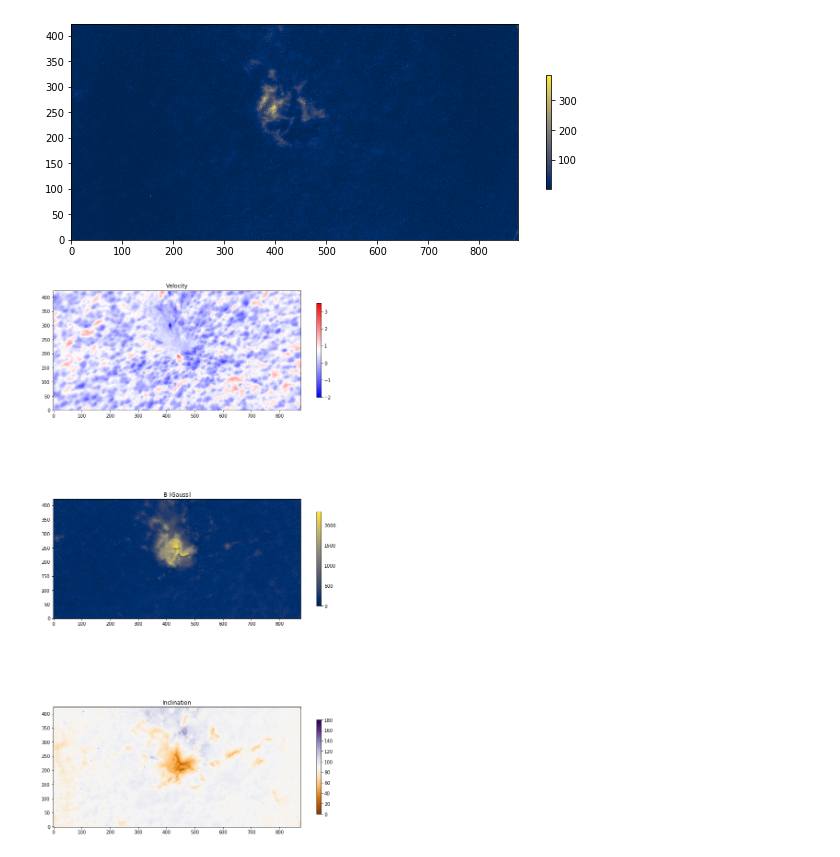
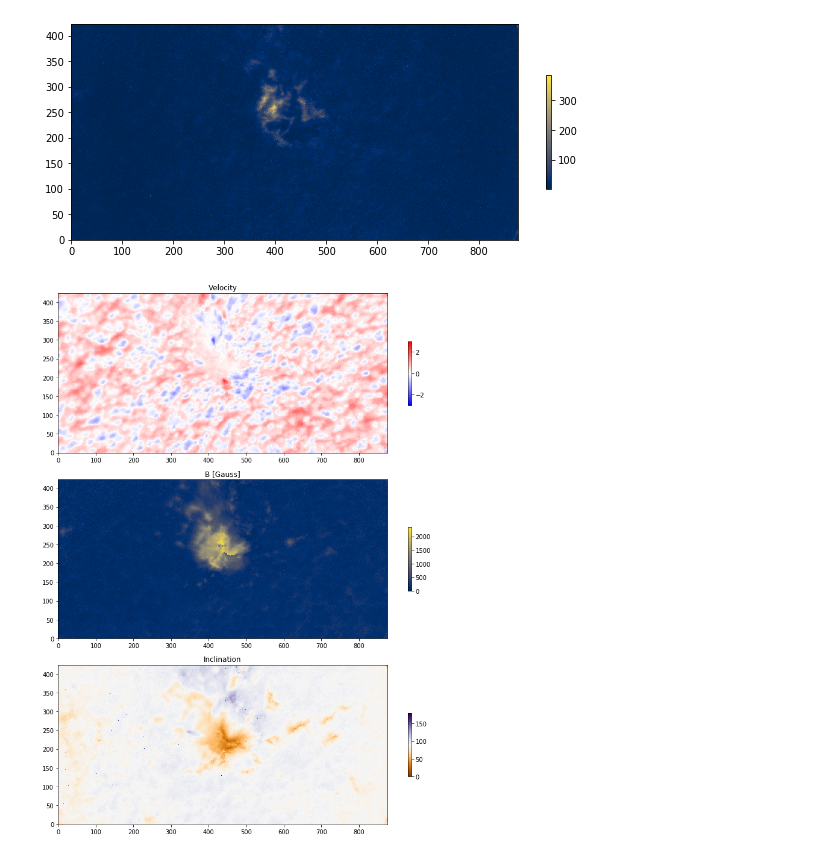
Before and after one commit to ivanzmilic/me_inversion_exercises, a Jupyter notebook: invert_ibis.ipynb, the cells around one changed output. Drawn from its saved outputs; the diff is of its cells as text; code cells hidden in the pictures.

```diff
--- a/invert_ibis.ipynb
+++ b/invert_ibis.ipynb
@@ -138,19 +138,19 @@ plt.colorbar(shrink=0.3)
 [figure]
 # %%
 # Not the best fits, not the worst, let's see the parameters:
-plt.figure(figsize=[10,20])
+plt.figure(figsize=[10,13])
 plt.subplot(311)
-plt.imshow(model_out[:,:,3].T,origin='lower',cmap='bwr',)
+plt.imshow(model_out[:,:,3].T,origin='lower',cmap='bwr',vmin=-3,vmax=3)
 plt.title("Velocity")
 plt.colorbar(shrink=0.4)
 plt.subplot(312)
 plt.imshow(model_out[:,:,0].T,origin='lower',cmap='cividis')
 plt.title("B [Gauss]")
 plt.colorbar(shrink=0.4)
 plt.subplot(313)
 plt.imshow(model_out[:,:,1].T*180./np.pi,origin='lower',cmap='PuOr')
 plt.title("Inclination")
 plt.colorbar(shrink=0.4)
 plt.tight_layout()
 # %% [output]
-[figure, old version]
+[figure, new version]
```
Also changed, not shown: 1 other file.
